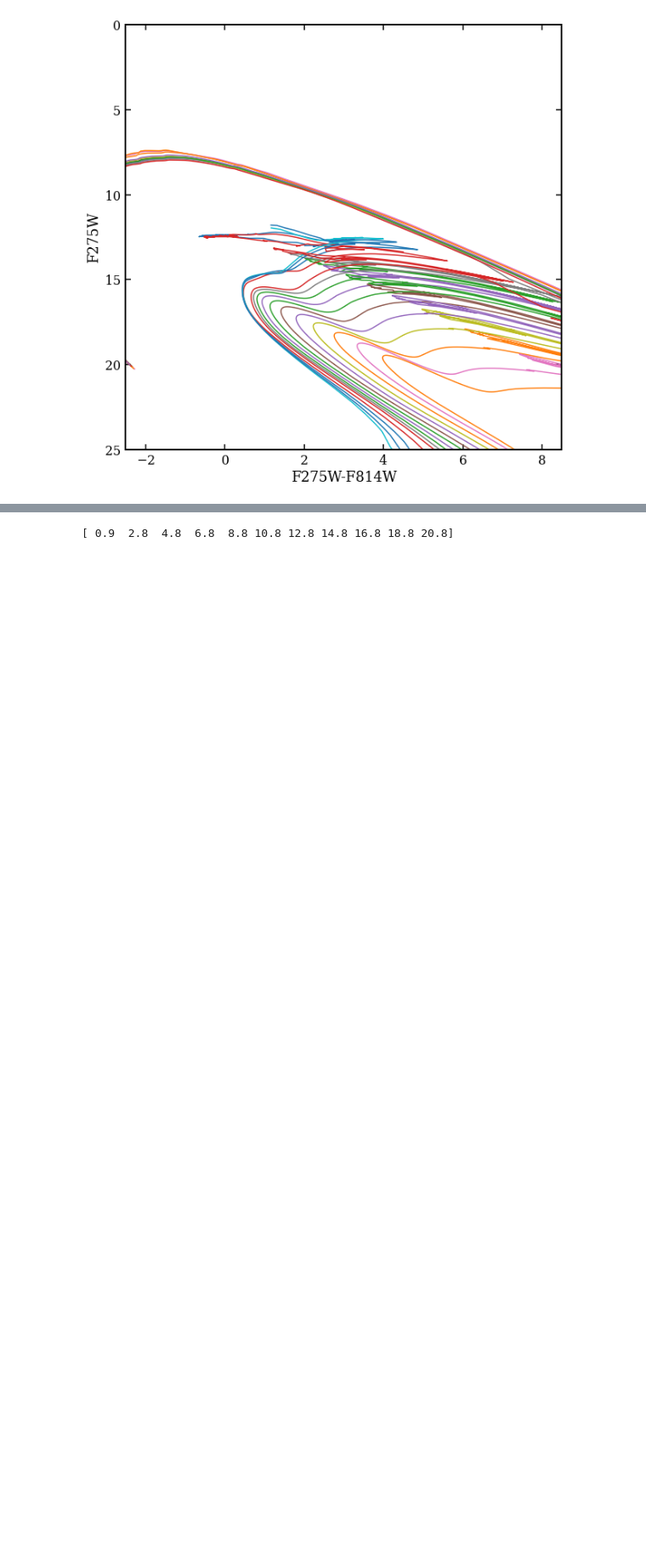
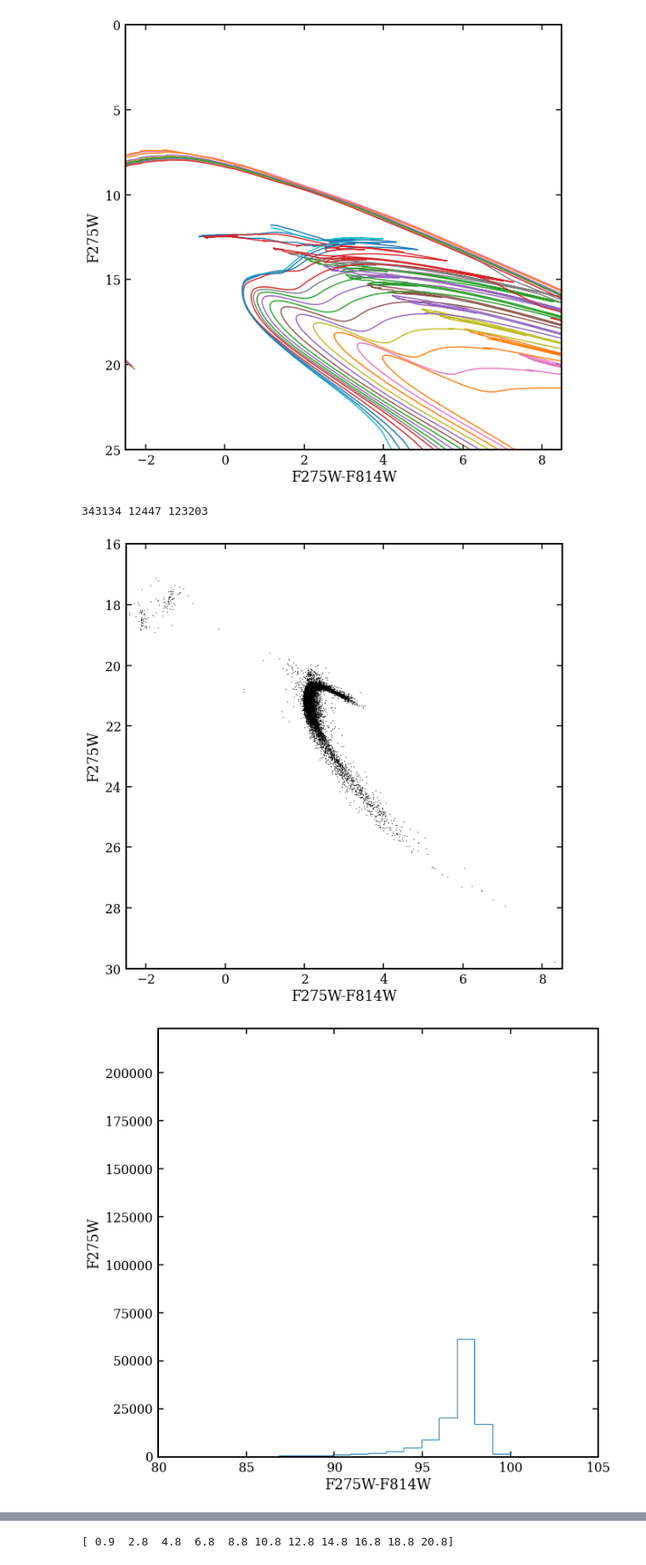
Before and after one commit to AndrewGraus/GC_project_code, a Jupyter notebook: Isochrone_tests.ipynb, the cells around one changed output, grey strips where cells are left out. Shown at 85% size. Cells and saved outputs as stored; diff of their text form; code cells hidden in the pictures; blank space fills up the shorter version.

```diff
--- a/Isochrone_tests.ipynb
+++ b/Isochrone_tests.ipynb
@@ -167,6 +165,66 @@ MIST_v1.2_feh_m0.50_afe_p0.0_vvcrit0.4_HST_WFC3.iso.cmd
 # %%
 f = np.loadtxt('../Hugs_photometry/hlsp_hugs_hst_wfc3-uvis-acs-wfc_ngc2808_multi_v1_catalog-meth1.txt',
               dtype=object)
+# %%
+F275 = np.array(f[:,2],dtype=float)
+F336 = np.array(f[:,8],dtype=float)
+F438 = np.array(f[:,14],dtype=float)
+F606 = np.array(f[:,20],dtype=float)
+F814 = np.array(f[:,26],dtype=float)
+
+F275_RMS = np.array(f[:,3],dtype=float)
+F336_RMS = np.array(f[:,9],dtype=float)
+F438_RMS = np.array(f[:,15],dtype=float)
+F606_RMS = np.array(f[:,21],dtype=float)
+F814_RMS = np.array(f[:,27],dtype=float)
+
+membership_prob = np.array(f[:,32],dtype=float)
+
+#obs_mask = (F275>-99.0)&(F336>-99.0)&(F438>-99.0)&(F606>-99.0)&(F814>-99.0)&(F275_RMS<0.03)&(F336_RMS<0.03)&(F438_RMS<0.02)&(membership_prob>80.0)
+#obs_mask = (F275>-99.0)&(F336>-99.0)&(F438>-99.0)&(F606>-99.0)&(F814>-99.0)&(F275_RMS<0.03)&(F336_RMS<0.03)&(F438_RMS<0.02)&(membership_prob>95.0)
+obs_mask = (F275>-99.0)&(F336>-99.0)&(F438>-99.0)&(F606>-99.0)&(F814>-99.0)&(F275_RMS<0.03)&(F336_RMS<0.03)&(F438_RMS<0.02)&(F606_RMS<0.03)&(F814_RMS<0.03)&(F606_RMS>0.0)&(F814_RMS>0.0)&(membership_prob>80.0)
+
+obs_mask_no_err = (F275>-99.0)&(F336>-99.0)&(F438>-99.0)&(F606>-99.0)&(F814>-99.0)&(membership_prob>80.0)
+print(len(F275),np.sum(obs_mask),np.sum(obs_mask_no_err))
+
+F275_orig = F275.copy()
+F336_orig = F336.copy()
+F438_orig = F438.copy()
+F606_orig = F606.copy()
+F814_orig = F814.copy()
+
+F275 = F275[obs_mask]
+F336 = F336[obs_mask]
+F438 = F438[obs_mask]
+F606 = F606[obs_mask]
+F814 = F814[obs_mask]
+
+F606_RMS = F606_RMS[obs_mask]
+F814_RMS = F814_RMS[obs_mask]
+
+fig1 = figure(1,(10,10))
+
+#plt.scatter(F275_orig-F814_orig,F275_orig,color='C0',s=0.1)
+plt.scatter(F275-F814,F275,color='k',s=0.1)
+plt.xlim([-2.5,8.5])
+plt.ylim([30,16])
+plt.xlabel('F275W-F814W')
+plt.ylabel('F275W')
+plt.show()
+
+fig1 = figure(2,(10,10))
+
+#plt.scatter(F275_orig-F814_orig,F275_orig,color='C0',s=0.1)
+plt.hist(membership_prob,bins=100,histtype='step')
+plt.xlim([80.0,105.0])
+#plt.ylim([30,16])
+plt.xlabel('F275W-F814W')
+plt.ylabel('F275W')
+plt.show()
+# %% [output]
+343134 12447 123203
+[figure, added]
+[figure, added]
 # %%
 F275 = np.array(f[:,2],dtype=float)
 F336 = np.array(f[:,8],dtype=float)
```
Also changed, not shown: parts of 16 cells of this notebook.
